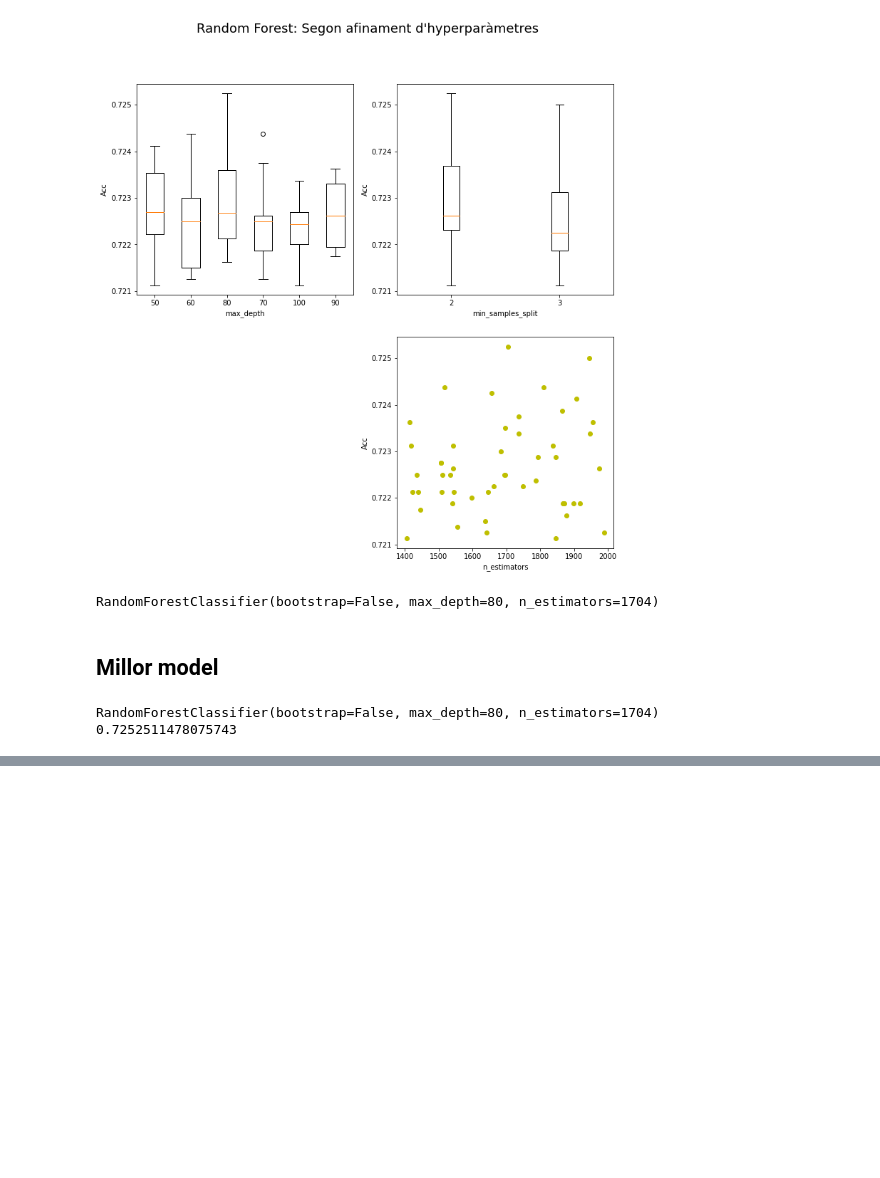
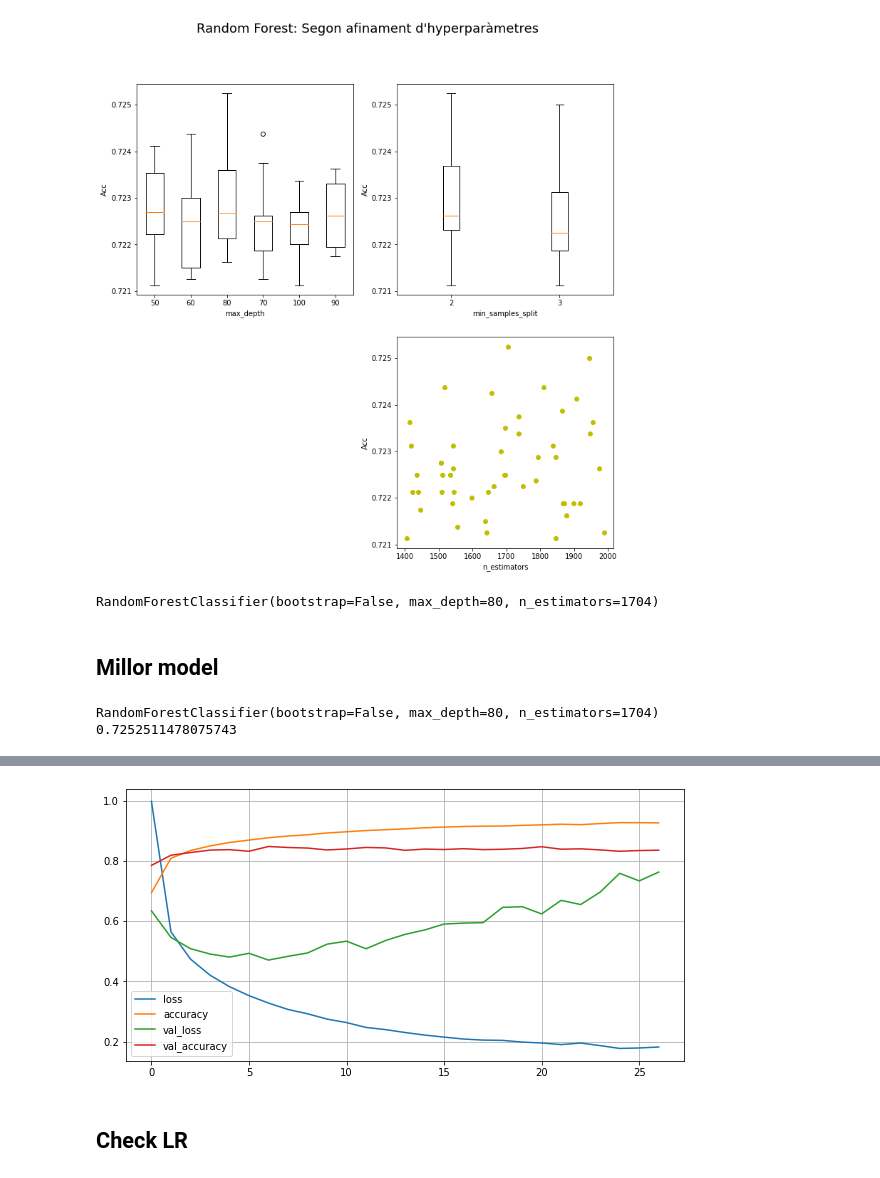
Before and after one commit to cesc1/TFG, a Jupyter notebook: code/emnist_model_tunning.ipynb, the cells around one changed output, grey strips where cells are left out. Saved outputs shown, nothing was run; the diff lists cells and outputs as text; code cells hidden in the pictures; blank space fills up the shorter version.

```diff
--- a/code/emnist_model_tunning.ipynb
+++ b/code/emnist_model_tunning.ipynb
@@ -225,5 +225,5 @@ from sklearn.ensemble import RandomForestClassifier
 del X_full_train, y_full_train, X_train_red, y_train_red
 
 RF_model = RandomForestClassifier(n_estimators = 1700, max_depth = 80, bootstrap = False, min_samples_leaf = 1, min_samples_split = 2, random_state = 123)
-RF_model.fit(flatten(X_train), y_train)
+RF_model.fit(flatten(X_train)[:80000], y_train[:80000])
 # %% [output]
@@ -238,0 +266,19 @@ joblib.dump(RF_model, "models/RF_model1.joblib")
+# %%
+k = len(np.unique(y_train))
+nn_model = keras.models.Sequential([
+    keras.layers.Flatten(input_shape = [28, 28]),
+    keras.layers.Dense(400, activation = "relu"),
+    keras.layers.Dense(200, activation = "relu"),
+    keras.layers.Dense(100, activation = "relu"),
+    keras.layers.Dense(k, activation = "softmax")
+])
+nn_model.compile(loss = "sparse_categorical_crossentropy", # keras.losses.sparse_categorical_crossentropy
+              optimizer = keras.optimizers.SGD(learning_rate = 0.1), # buscat a sota,
+              metrics = ["accuracy"])
+
+checkpoint_cb = keras.callbacks.ModelCheckpoint("nn_logs/MLP_model1.h5", save_best_only = True)
+early_stopping_cb = keras.callbacks.EarlyStopping(patience = 20, restore_best_weights = True)
+# %%
+history = nn_model.fit(X_train / 255, y_train, epochs = 200,
+                       validation_data = (X_val / 255, y_val),
+                       callbacks = [checkpoint_cb, early_stopping_cb]) # load: model = keras.models.load_model("nn_testing.h5")
@@ -238,0 +314,8 @@ joblib.dump(RF_model, "models/RF_model1.joblib")
+# %%
+pd.DataFrame(history.history).plot(figsize = (10, 5))
+plt.grid(True)
+plt.show()
+# %% [output]
+[figure, added]
+# %% [markdown]
+## Check LR
```
Also changed, not shown: parts of 24 cells of this notebook, 16 other files.
